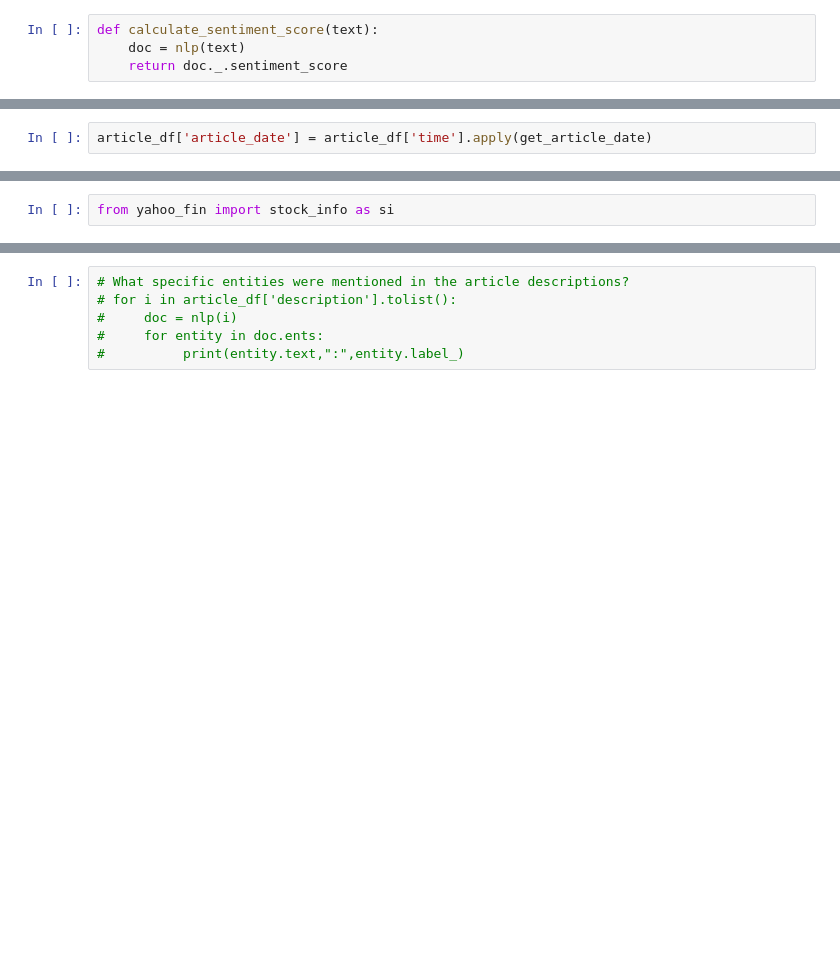
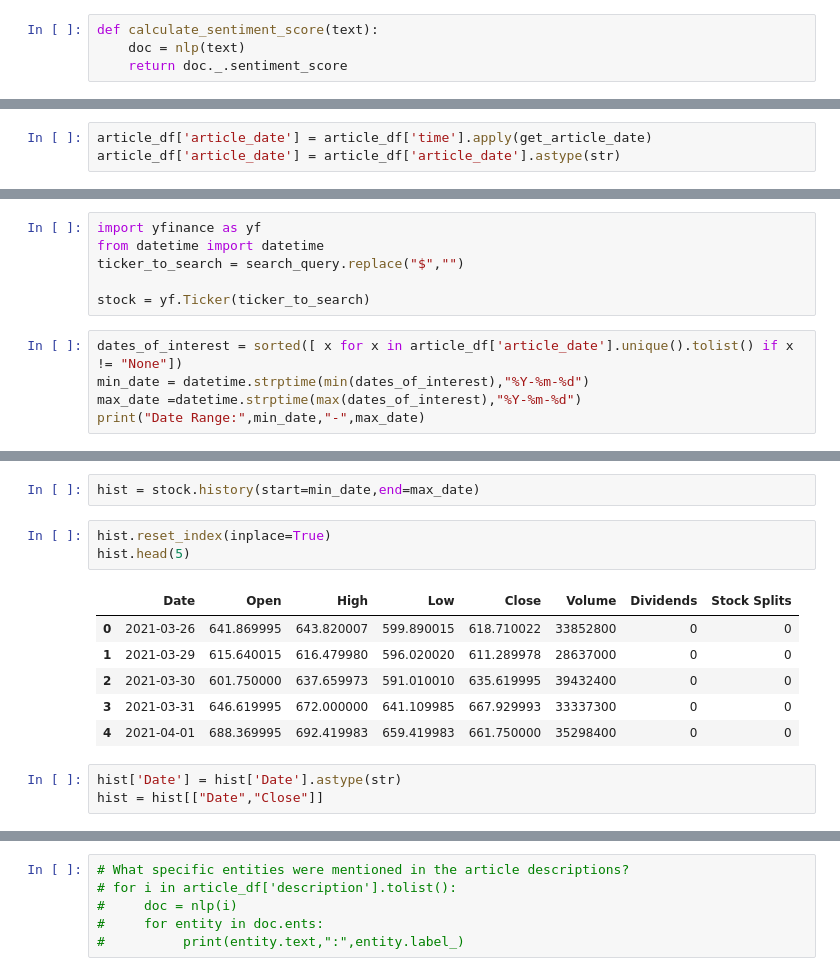
Before and after one commit to aaoliv02/bing_news_web_scrapping, a Jupyter notebook: bing_news_web_scraping.ipynb, the cells around one changed output, grey strips where cells are left out. Cells and saved outputs as stored; diff of their text form; blank space fills up the shorter version.

```diff
--- a/bing_news_web_scraping.ipynb
+++ b/bing_news_web_scraping.ipynb
@@ -173,4 +230,5 @@ article_df['description_sentiment'] = article_df['description'].apply(calculate_
 # %%
 article_df['article_date'] = article_df['time'].apply(get_article_date)
+article_df['article_date'] = article_df['article_date'].astype(str)
 # %%
 article_df.head()
@@ -177,2 +242,11 @@ article_df.head()
 # %%
-from yahoo_fin import stock_info as si
+import yfinance as yf
+from datetime import datetime
+ticker_to_search = search_query.replace("$","")
+
+stock = yf.Ticker(ticker_to_search)
+# %%
+dates_of_interest = sorted([ x for x in article_df['article_date'].unique().tolist() if x != "None"])
+min_date = datetime.strptime(min(dates_of_interest),"%Y-%m-%d")
+max_date =datetime.strptime(max(dates_of_interest),"%Y-%m-%d")
+print("Date Range:",min_date,"-",max_date)
@@ -178,0 +255,15 @@ from yahoo_fin import stock_info as si
+# %%
+hist = stock.history(start=min_date,end=max_date)
+# %%
+hist.reset_index(inplace=True)
+hist.head(5)
+# %% [output]
+|  | Date | Open | High | Low | Close | Volume | Dividends | Stock Splits |
+| 0 | 2021-03-26 | 641.869995 | 643.820007 | 599.890015 | 618.710022 | 33852800 | 0 | 0 |
+| 1 | 2021-03-29 | 615.640015 | 616.479980 | 596.020020 | 611.289978 | 28637000 | 0 | 0 |
+| 2 | 2021-03-30 | 601.750000 | 637.659973 | 591.010010 | 635.619995 | 39432400 | 0 | 0 |
+| 3 | 2021-03-31 | 646.619995 | 672.000000 | 641.109985 | 667.929993 | 33337300 | 0 | 0 |
+| 4 | 2021-04-01 | 688.369995 | 692.419983 | 659.419983 | 661.750000 | 35298400 | 0 | 0 |
+# %%
+hist['Date'] = hist['Date'].astype(str)
+hist = hist[["Date","Close"]]
```
Also changed, not shown: parts of 25 cells of this notebook.
